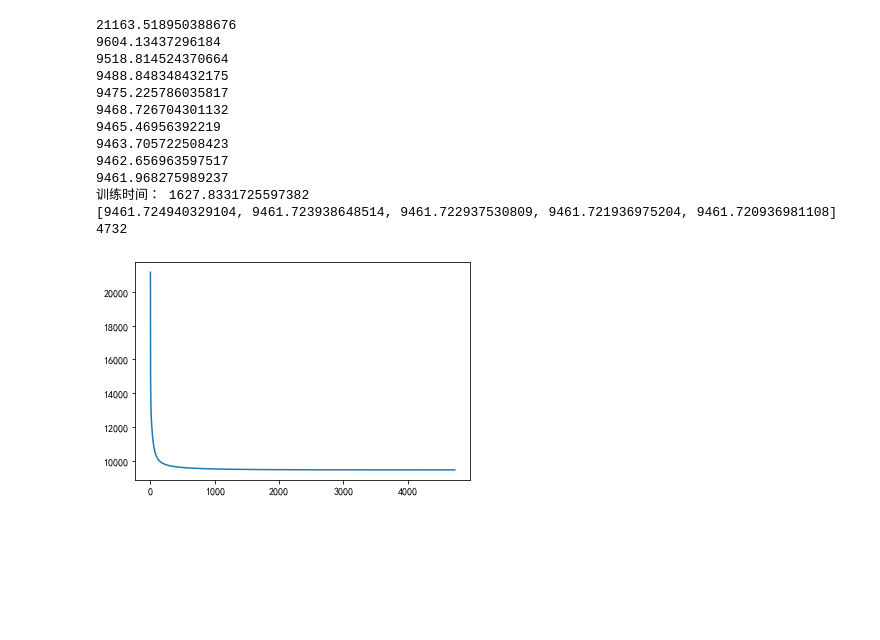
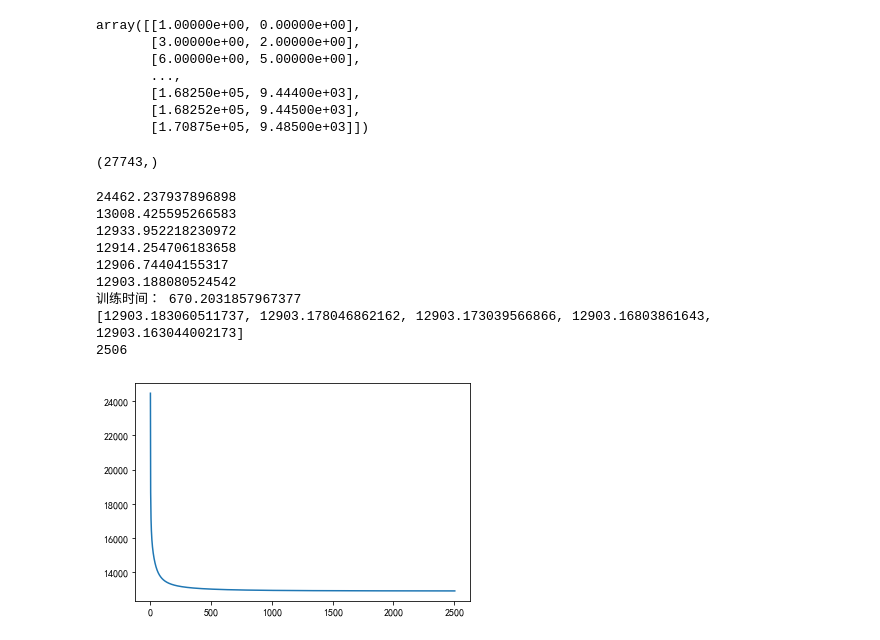
Before and after one commit to gyfffffff/DaSE_Algorithm, a Jupyter notebook: 项目三 矩阵分解推荐系统/Project3.ipynb, the cells around one changed output. Drawn from its saved outputs; the diff is of its cells as text; code cells hidden in the pictures; blank space fills up the shorter version.

```diff
--- a/项目三 矩阵分解推荐系统/Project3.ipynb
+++ b/项目三 矩阵分解推荐系统/Project3.ipynb
@@ -22,3 +22,18 @@ array([[4, 0, 4, ..., 0, 0, 0],
+# %%
+np.load("movie_map.npy")
+# %% [output]
+array([[1.00000e+00, 0.00000e+00],
+       [3.00000e+00, 2.00000e+00],
+       [6.00000e+00, 5.00000e+00],
+       ...,
+       [1.68250e+05, 9.44400e+03],
+       [1.68252e+05, 9.44500e+03],
+       [1.70875e+05, 9.48500e+03]])
+# %%
+row, col, val = ss.find(UIMatrix)
+print(row.shape)
+# %% [output]
+(27743,)
 # %%
 # 逐元素
 X = UIMatrix.copy()
@@ -36,7 +51,7 @@ def train(loss, lam, k):
     row, col, val = ss.find(X)
 
     step = 8e-3
-    eps = 1e-3
+    eps = 5e-3
 
     # 划分训练集，验证集，测试集
     ziprc = np.array((row, col, val)).T
@@ -51,8 +66,8 @@ def train(loss, lam, k):
     P = np.random.rand(n, k)  # 初始化用户矩阵
     Q = np.random.rand(k, m)  # 初始化商品矩阵
 
-    train_x = list(train[:, 0])
-    train_y = list(train[:, 1])
+    train_x = list(train[:, 0].astype(int))
+    train_y = list(train[:, 1].astype(int))
 
     max_iter = int(5e4)
     lossi_old = 1e6
@@ -64,47 +79,43 @@ def train(loss, lam, k):
             qj = Q[:, j]
             eij = X[i, j] - np.dot(pi, qj)
             pi += step * (eij * qj - lam * pi)
             qj += step * (eij * pi - lam * qj)
             lossi += (eij**2 + lam*(np.dot(pi,pi)+np.dot(qj,qj)))
         lossi *= 0.5
         loss.append(lossi)
         if np.abs(lossi - lossi_old) < eps:
             break
         lossi_old = lossi
         if _ % 500 == 0:
             print(lossi)
     print("训练时间：", time.time()-start_t)
     return P, Q, validation, test
 
 
 loss = []
-lam = 0.1 # 正则化系数
+lam = 0.14 # 正则化系数
 k = 18  # 隐空间大小
 P, Q, validation, test = train(loss, lam, k)
 print(loss[-5:])  # 观察最后loss值
 print(len(loss))  # 打印迭代次数
 plt.plot(range(len(loss)), loss)
 plt.show()
 
 np.save('全批量，无正则化，固定步长loss', np.array(loss))
 np.save('全批量，无正则化，固定步长P', P)
 np.save('全批量，无正则化，固定步长Q', Q)
 np.save('全批量，无正则化，测试集', test)
 np.save('全批量，无正则化，验证集', validation)
 # %% [output]
-21163.518950388676
-9604.13437296184
-9518.814524370664
-9488.848348432175
-9475.225786035817
-9468.726704301132
-9465.46956392219
-9463.705722508423
-9462.656963597517
-9461.968275989237
-训练时间： 1627.8331725597382
-[9461.724940329104, 9461.723938648514, 9461.722937530809, 9461.721936975204, 9461.720936981108]
-4732
+24462.237937896898
+13008.425595266583
+12933.952218230972
+12914.254706183658
+12906.74404155317
+12903.188080524542
+训练时间： 670.2031857967377
+[12903.183060511737, 12903.178046862162, 12903.173039566866, 12903.16803861643, 12903.163044002173]
+2506
-[figure, old version]
+[figure, new version]
 # %%
 # 验证集loss
```
Also changed, not shown: parts of 9 cells of this notebook, 1 other file.
